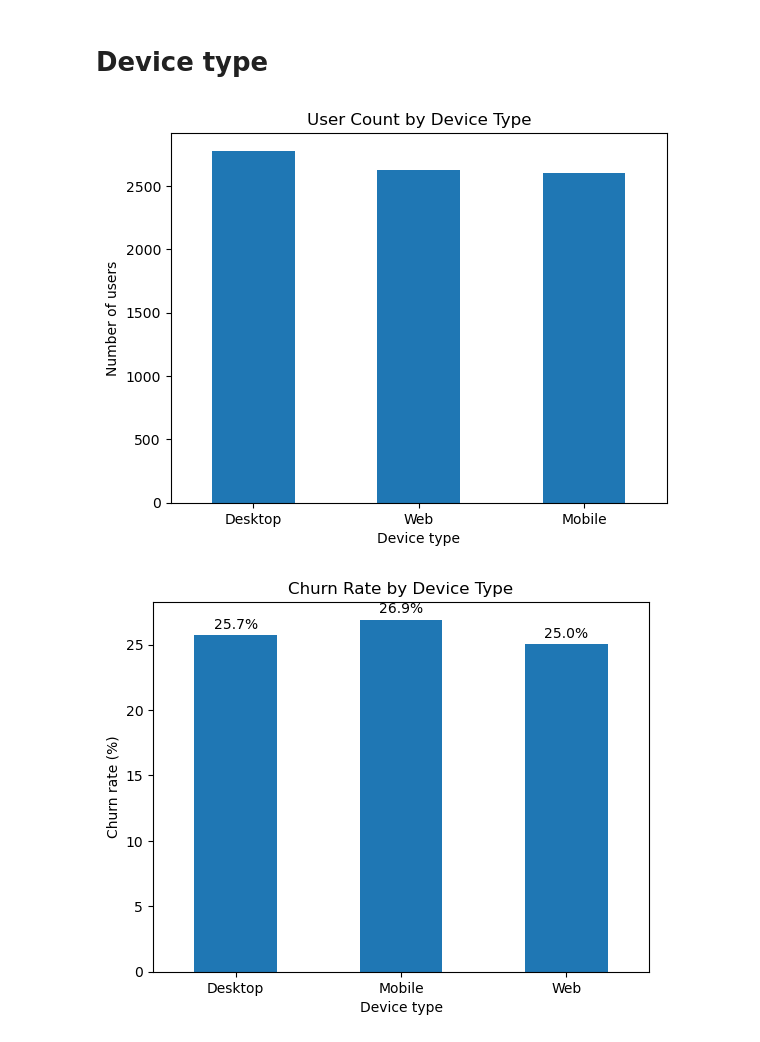
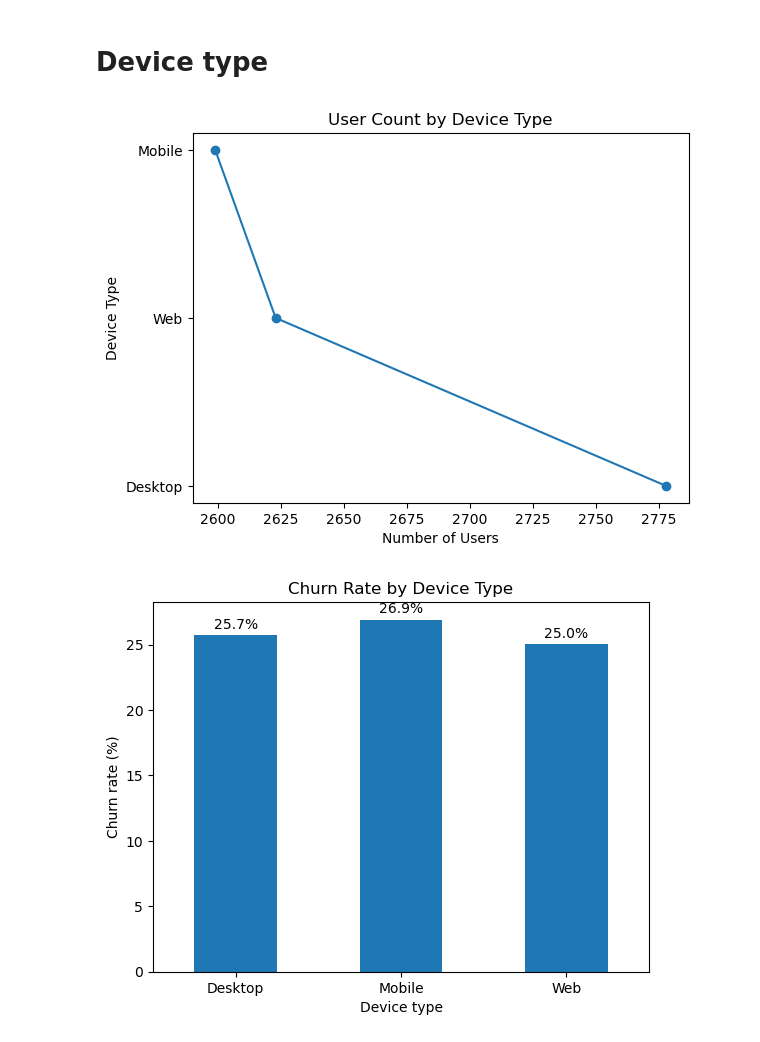
Before and after one commit to UCB-stat-159-f25/final-group08, a Jupyter notebook: notebooks/step02_eda.ipynb, the cells around one changed output. Drawn from its saved outputs; the diff is of its cells as text; code cells hidden in the pictures.

```diff
--- a/notebooks/step02_eda.ipynb
+++ b/notebooks/step02_eda.ipynb
@@ -220,14 +221,16 @@ Users who utilize offline listening features exhibit substantially lower churn r
 # %% [markdown]
 # Device type
 # %%
-df["device_type"].value_counts().plot(kind="bar")
-plt.xlabel("Device type")
-plt.ylabel("Number of users")
+counts = df["device_type"].value_counts()
+
+plt.figure()
+plt.plot(counts.values, counts.index, marker="o")
+plt.xlabel("Number of Users")
+plt.ylabel("Device Type")
 plt.title("User Count by Device Type")
-plt.xticks(rotation=0)
 plt.show()
 # %% [output]
-[figure, old version]
+[figure, new version]
 # %%
 churn_by_device = df.groupby("device_type")["is_churned"].mean() * 100
 churn_by_device
```
Also changed, not shown: parts of 9 cells of this notebook.
